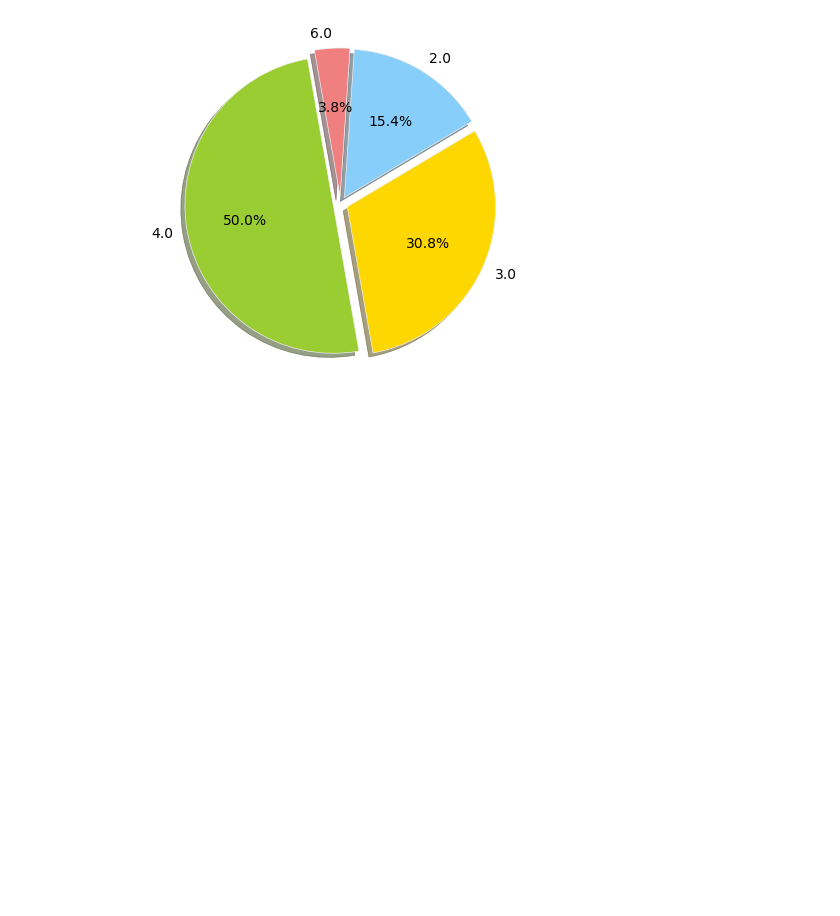
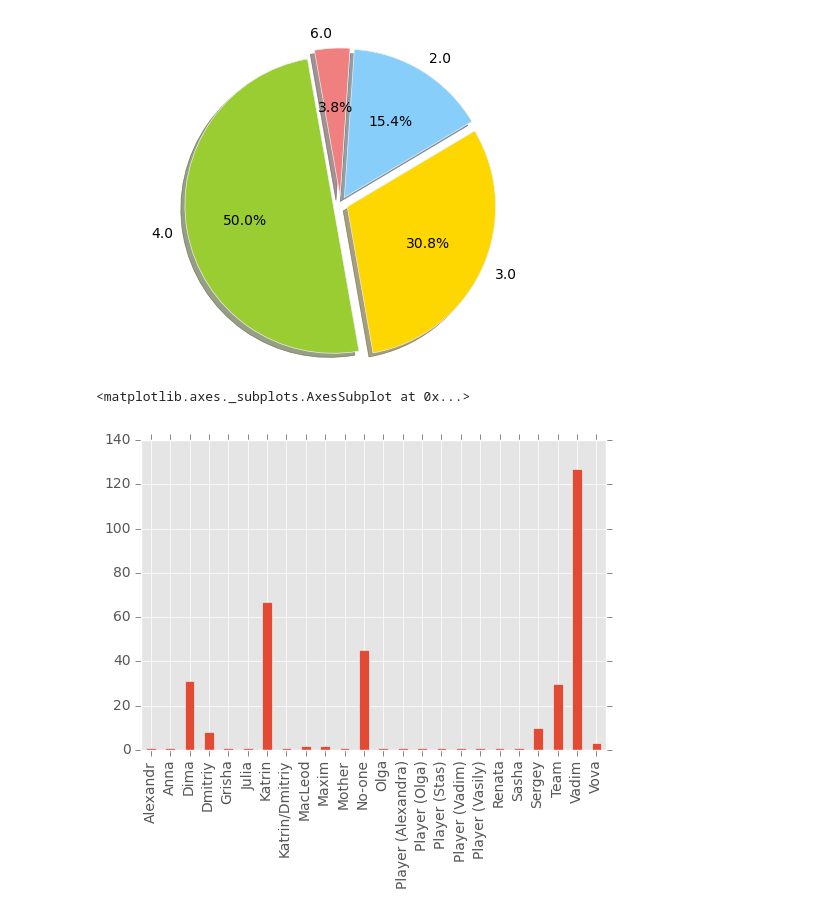
Before and after one commit to banzayats/bgg_xml_stats, a Jupyter notebook: BGG_stats.ipynb, the cells around one changed output. Cells and saved outputs as stored; diff of their text form; code cells hidden in the pictures; blank space fills up the shorter version.

```diff
--- a/BGG_stats.ipynb
+++ b/BGG_stats.ipynb
@@ -227,3 +237,8 @@ plt.show()
 [figure]
 [figure]
 [figure]
+# %%
+df.Winner.value_counts().sort_index().plot(kind='bar')
+# %% [output]
+<matplotlib.axes._subplots.AxesSubplot at 0x...>
+[figure, added]
```
Also changed, not shown: parts of 6 cells of this notebook.
